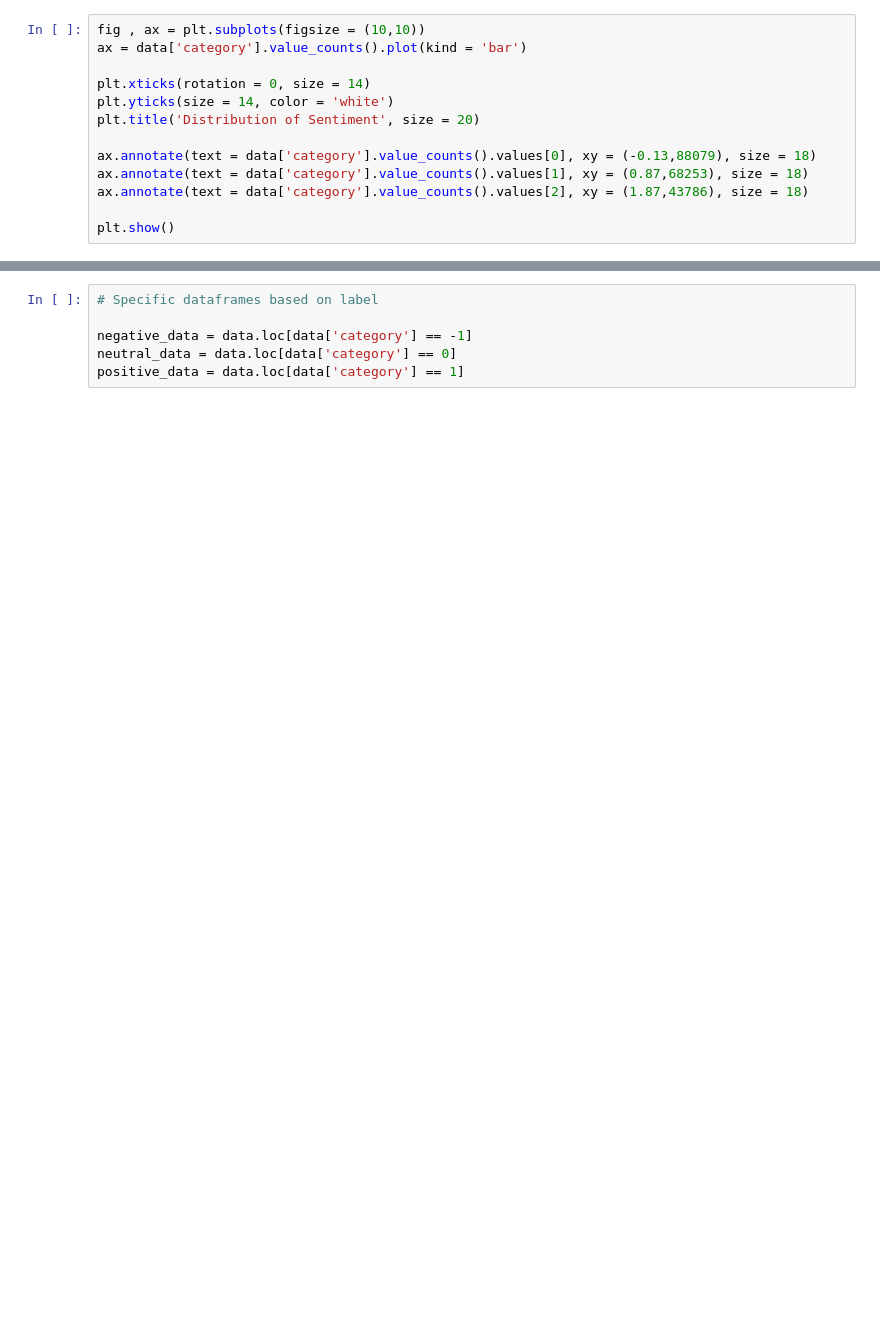
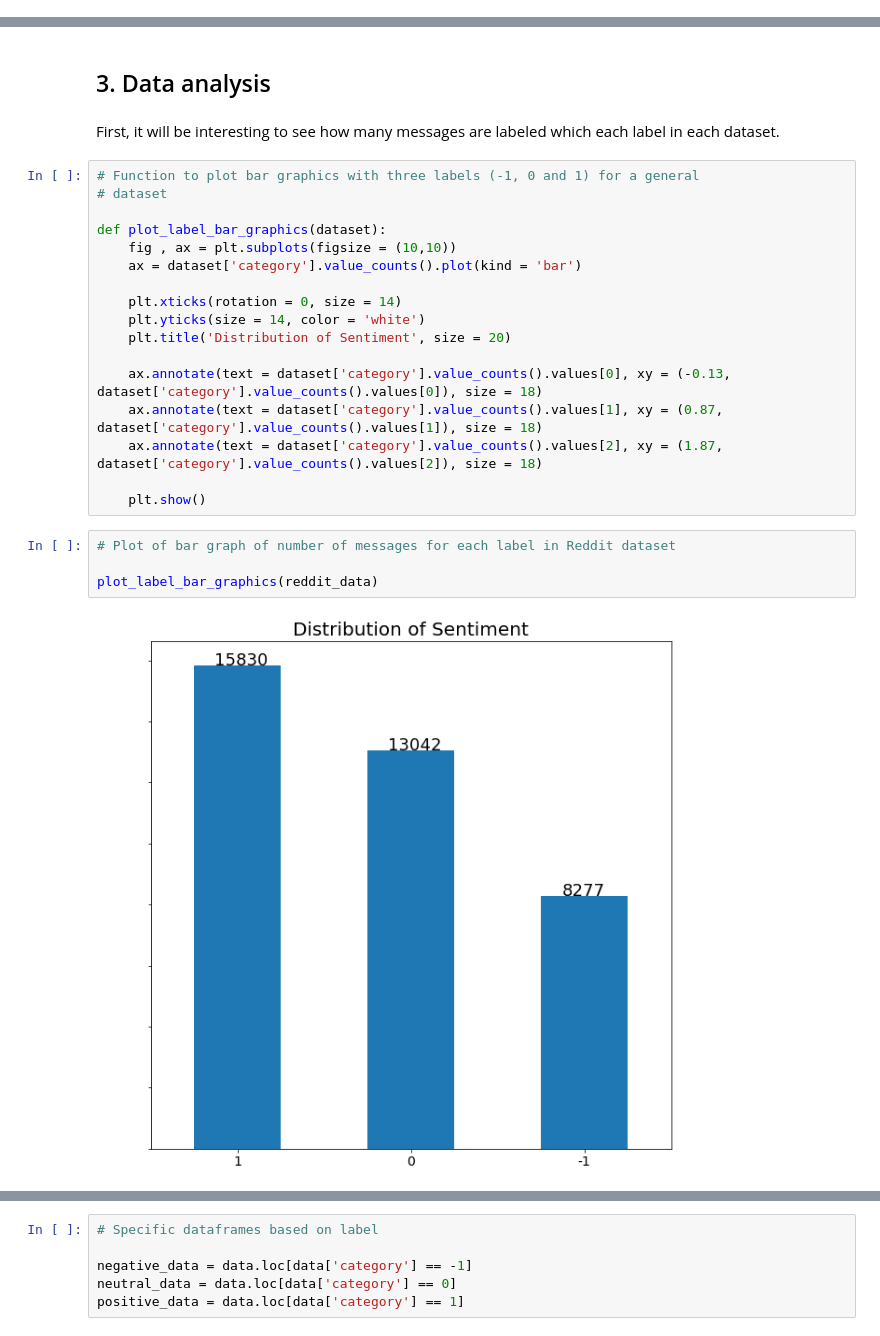
Before and after one commit to SergiCSim/Cas-Kaggle, a Jupyter notebook: Cas_kaggle.ipynb, the cells around one changed output, grey strips where cells are left out. Saved outputs shown, nothing was run; the diff lists cells and outputs as text; blank space fills up the shorter version.

```diff
--- a/Cas_kaggle.ipynb
+++ b/Cas_kaggle.ipynb
@@ -71,13 +0,0 @@ plt.show()
-# %%
-fig , ax = plt.subplots(figsize = (10,10))
-ax = data['category'].value_counts().plot(kind = 'bar')
-
-plt.xticks(rotation = 0, size = 14)
-plt.yticks(size = 14, color = 'white')
-plt.title('Distribution of Sentiment', size = 20)
-
-ax.annotate(text = data['category'].value_counts().values[0], xy = (-0.13,88079), size = 18)
-ax.annotate(text = data['category'].value_counts().values[1], xy = (0.87,68253), size = 18)
-ax.annotate(text = data['category'].value_counts().values[2], xy = (1.87,43786), size = 18)
-
-plt.show()
@@ -97,0 +148,27 @@ TypeError: sequence item 413: expected str instance, float found
+# %% [markdown]
+## 3. Data analysis
+# %% [markdown]
+First, it will be interesting to see how many messages are labeled which each label in each dataset.
+# %%
+# Function to plot bar graphics with three labels (-1, 0 and 1) for a general
+# dataset
+
+def plot_label_bar_graphics(dataset):
+    fig , ax = plt.subplots(figsize = (10,10))
+    ax = dataset['category'].value_counts().plot(kind = 'bar')
+
+    plt.xticks(rotation = 0, size = 14)
+    plt.yticks(size = 14, color = 'white')
+    plt.title('Distribution of Sentiment', size = 20)
+
+    ax.annotate(text = dataset['category'].value_counts().values[0], xy = (-0.13, dataset['category'].value_counts().values[0]), size = 18)
+    ax.annotate(text = dataset['category'].value_counts().values[1], xy = (0.87, dataset['category'].value_counts().values[1]), size = 18)
+    ax.annotate(text = dataset['category'].value_counts().values[2], xy = (1.87, dataset['category'].value_counts().values[2]), size = 18)
+
+    plt.show()
+# %%
+# Plot of bar graph of number of messages for each label in Reddit dataset
+
+plot_label_bar_graphics(reddit_data)
+# %% [output]
+[figure, added]
```
Also changed, not shown: parts of 212 cells of this notebook.
